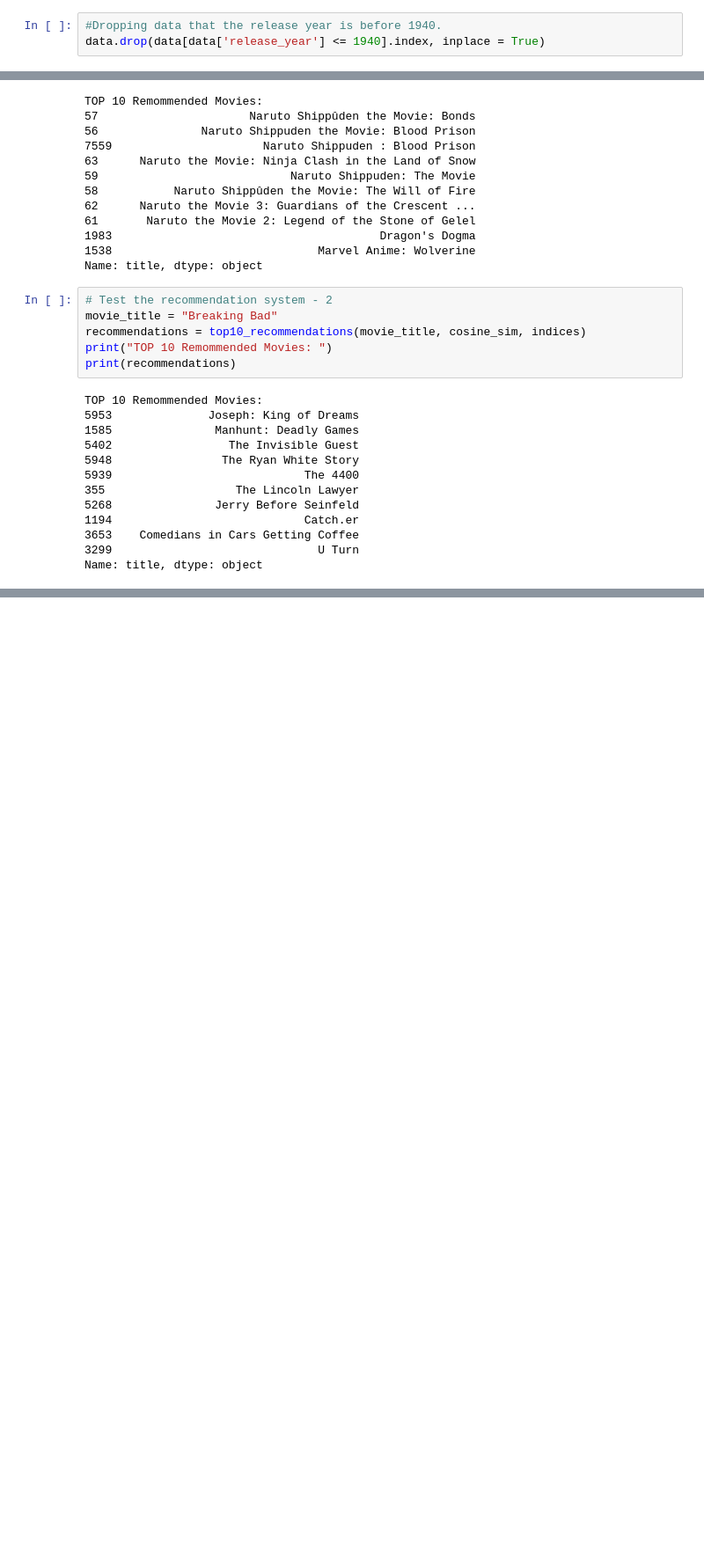
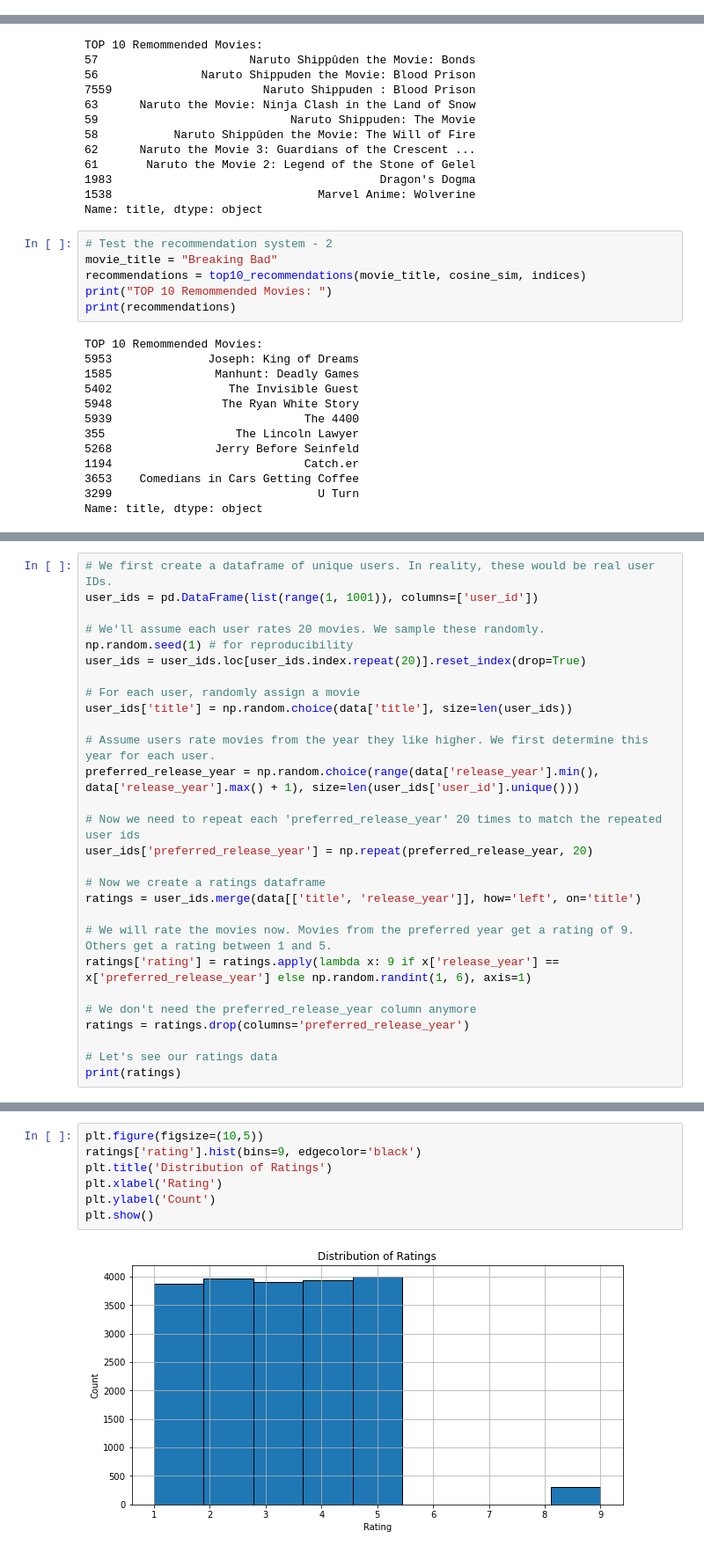
Before and after one commit to jwlim97/netflix_recommendation_system, a Jupyter notebook: Netflix_Recommendation_System.ipynb, the cells around one changed output, grey strips where cells are left out. Shown at 88% size. Saved outputs shown, nothing was run; the diff lists cells and outputs as text; blank space fills up the shorter version.

```diff
--- a/Netflix_Recommendation_System.ipynb
+++ b/Netflix_Recommendation_System.ipynb
@@ -206,7 +212,4 @@ fig.show()
 # %% [output]
 [interactive output not drawn]
 [interactive output not drawn]
-# %%
-#Dropping data that the release year is before 1940.
-data.drop(data[data['release_year'] <= 1940].index, inplace = True)
 # %%
@@ -351,3 +354,31 @@ print("NDCG@10: ", ndcg)
 Precision:  0.4
 Recall:  0.8
 NDCG@10:  0.36837563413888724
+# %%
+# We first create a dataframe of unique users. In reality, these would be real user IDs.
+user_ids = pd.DataFrame(list(range(1, 1001)), columns=['user_id'])
+
+# We'll assume each user rates 20 movies. We sample these randomly.
+np.random.seed(1) # for reproducibility
+user_ids = user_ids.loc[user_ids.index.repeat(20)].reset_index(drop=True)
+
+# For each user, randomly assign a movie
+user_ids['title'] = np.random.choice(data['title'], size=len(user_ids))
+
+# Assume users rate movies from the year they like higher. We first determine this year for each user.
+preferred_release_year = np.random.choice(range(data['release_year'].min(), data['release_year'].max() + 1), size=len(user_ids['user_id'].unique()))
+
+# Now we need to repeat each 'preferred_release_year' 20 times to match the repeated user ids
+user_ids['preferred_release_year'] = np.repeat(preferred_release_year, 20)
+
+# Now we create a ratings dataframe
+ratings = user_ids.merge(data[['title', 'release_year']], how='left', on='title')
+
+# We will rate the movies now. Movies from the preferred year get a rating of 9. Others get a rating between 1 and 5.
+ratings['rating'] = ratings.apply(lambda x: 9 if x['release_year'] == x['preferred_release_year'] else np.random.randint(1, 6), axis=1)
+
+# We don't need the preferred_release_year column anymore
+ratings = ratings.drop(columns='preferred_release_year')
+
+# Let's see our ratings data
+print(ratings)
@@ -353,0 +430,9 @@ NDCG@10:  0.36837563413888724
+# %%
+plt.figure(figsize=(10,5))
+ratings['rating'].hist(bins=9, edgecolor='black')
+plt.title('Distribution of Ratings')
+plt.xlabel('Rating')
+plt.ylabel('Count')
+plt.show()
+# %% [output]
+[figure, added]
```
Also changed, not shown: parts of 10 cells of this notebook.
